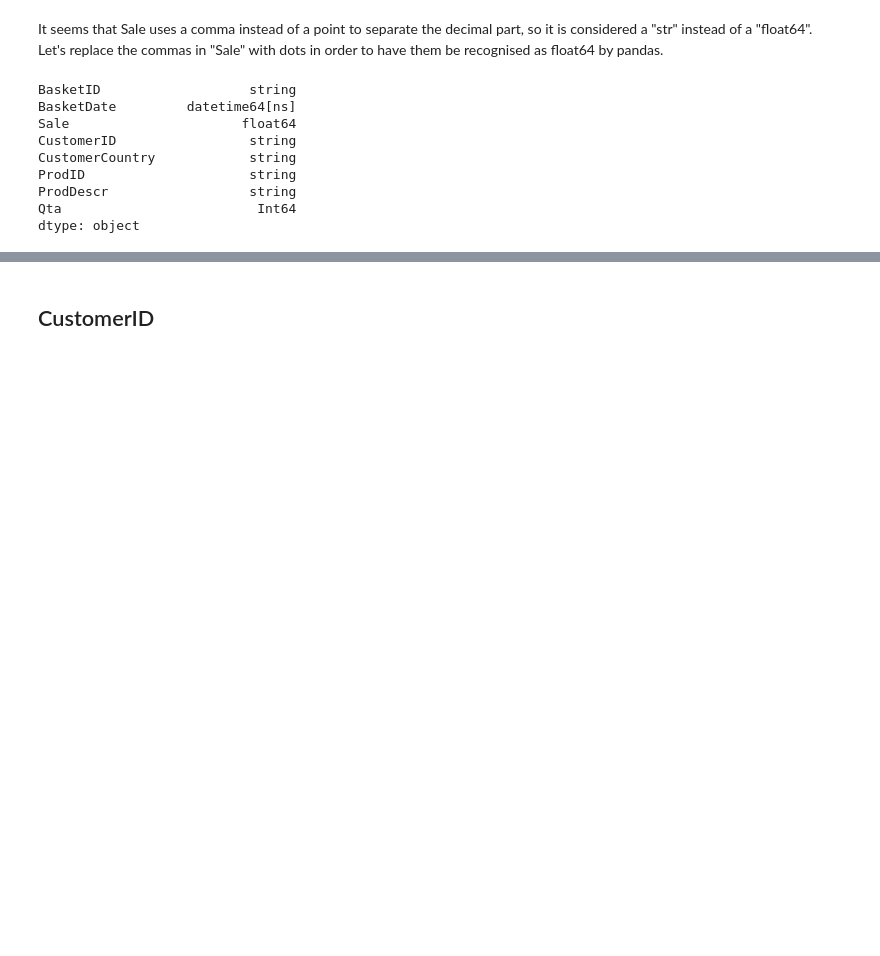
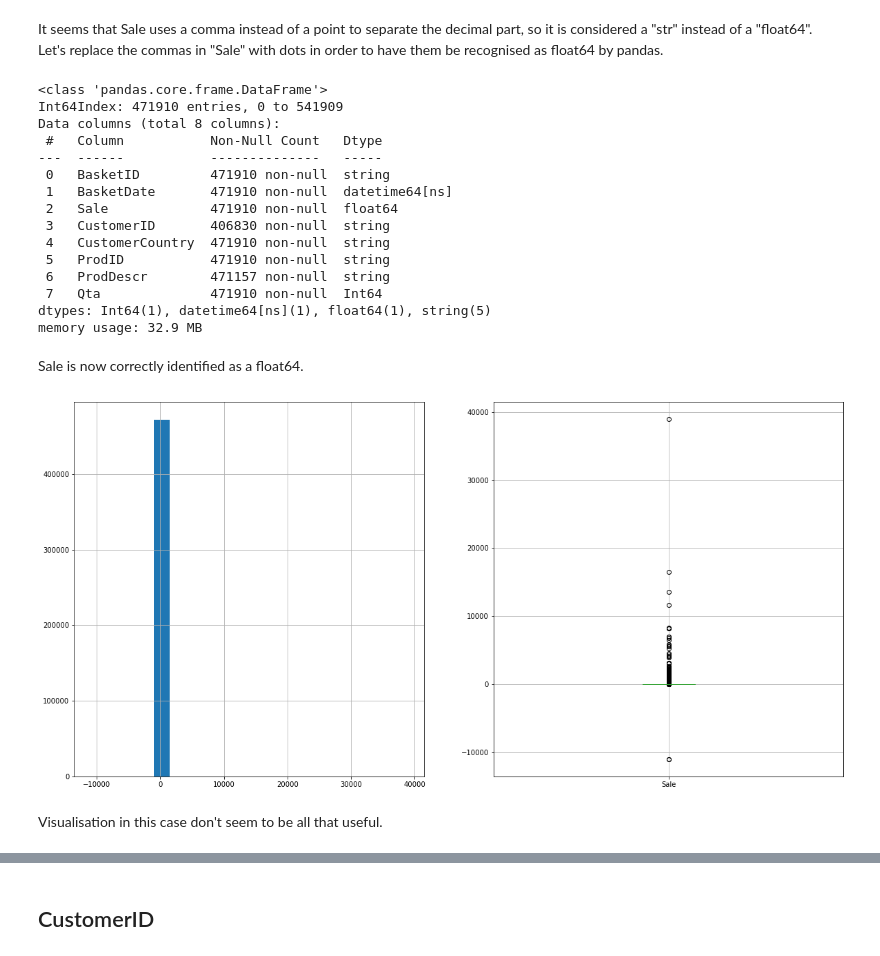
Before and after one commit to adettori/Data-Mining-DM-2020-project, a Jupyter notebook: dm2020-project-notebook.ipynb, the cells around one changed output, grey strips where cells are left out. Cells and saved outputs as stored; diff of their text form; code cells hidden in the pictures; blank space fills up the shorter version.

```diff
--- a/dm2020-project-notebook.ipynb
+++ b/dm2020-project-notebook.ipynb
@@ -278,14 +343,40 @@ df.Sale = df.Sale.apply(lambda x: x.replace(',','.'))
 # %%
 df.Sale = df.Sale.astype("float64")
 # %%
-df.dtypes
+df.info()
 # %% [output]
-BasketID                   string
-BasketDate         datetime64[ns]
-Sale                      float64
-CustomerID                 string
-CustomerCountry            string
-ProdID                     string
-ProdDescr                  string
-Qta                         Int64
-dtype: object
+<class 'pandas.core.frame.DataFrame'>
+Int64Index: 471910 entries, 0 to 541909
+Data columns (total 8 columns):
+ #   Column           Non-Null Count   Dtype
+---  ------           --------------   -----
+ 0   BasketID         471910 non-null  string
+ 1   BasketDate       471910 non-null  datetime64[ns]
+ 2   Sale             471910 non-null  float64
+ 3   CustomerID       406830 non-null  string
+ 4   CustomerCountry  471910 non-null  string
+ 5   ProdID           471910 non-null  string
+ 6   ProdDescr        471157 non-null  string
+ 7   Qta              471910 non-null  Int64
+dtypes: Int64(1), datetime64[ns](1), float64(1), string(5)
+memory usage: 32.9 MB
+# %% [markdown]
+Sale is now correctly identified as a float64.
+# %%
+#Visualize the Sale distribution
+fig = plt.figure(figsize=(20, 10))
+fig_dims = (1, 2)
+fig.subplots_adjust(hspace=0.2, wspace=0.2)
+
+plt.subplot2grid(fig_dims, (0, 0))
+nonNullEntries = df[df["Sale"].notna()]
+k = math.ceil(math.log(len(nonNullEntries), 2) + 1) #Sturge's rule
+df["Sale"].hist(bins=k)
+
+plt.subplot2grid(fig_dims, (0, 1))
+df.boxplot(column=["Sale"])
+plt.show()
+# %% [output]
+[figure, added]
+# %% [markdown]
+Visualisation in this case don't seem to be all that useful.
```
Also changed, not shown: parts of 24 cells of this notebook.
